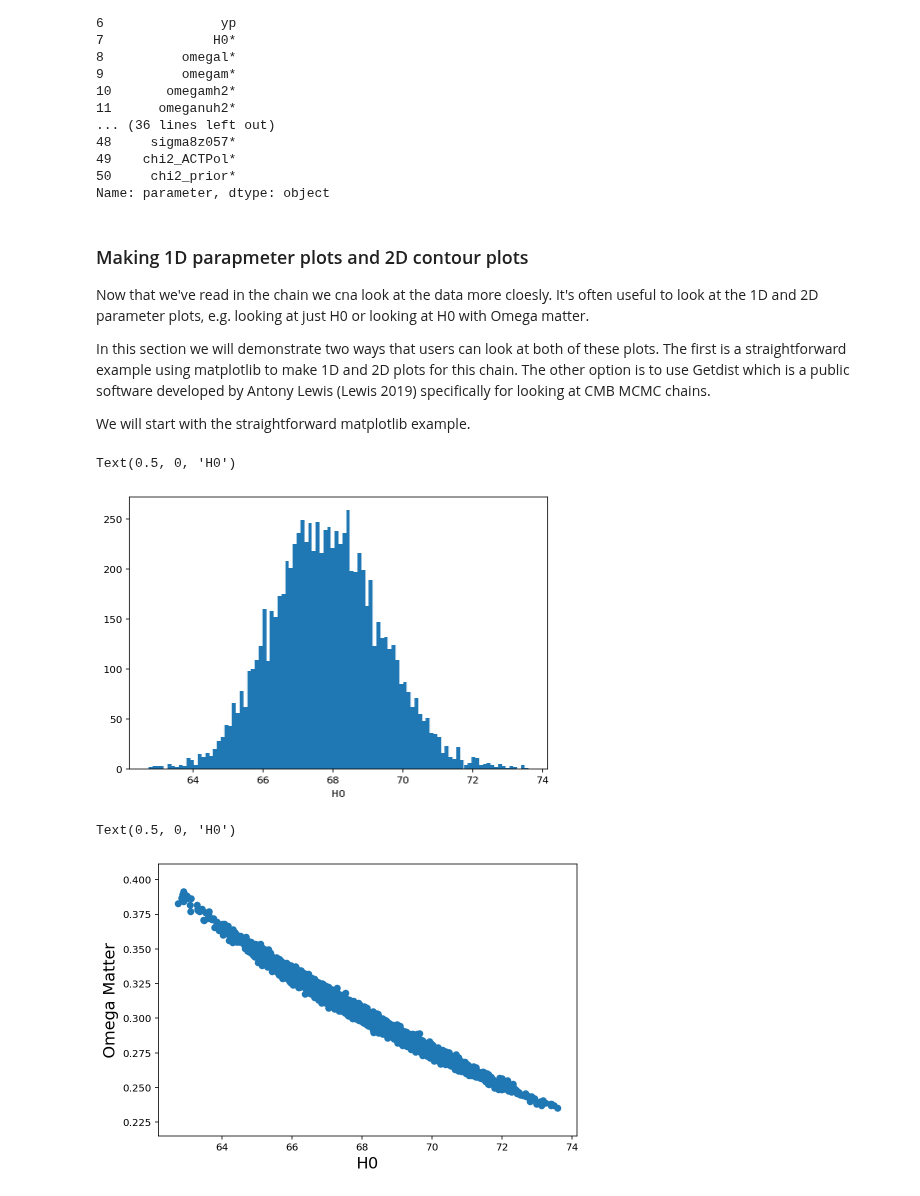
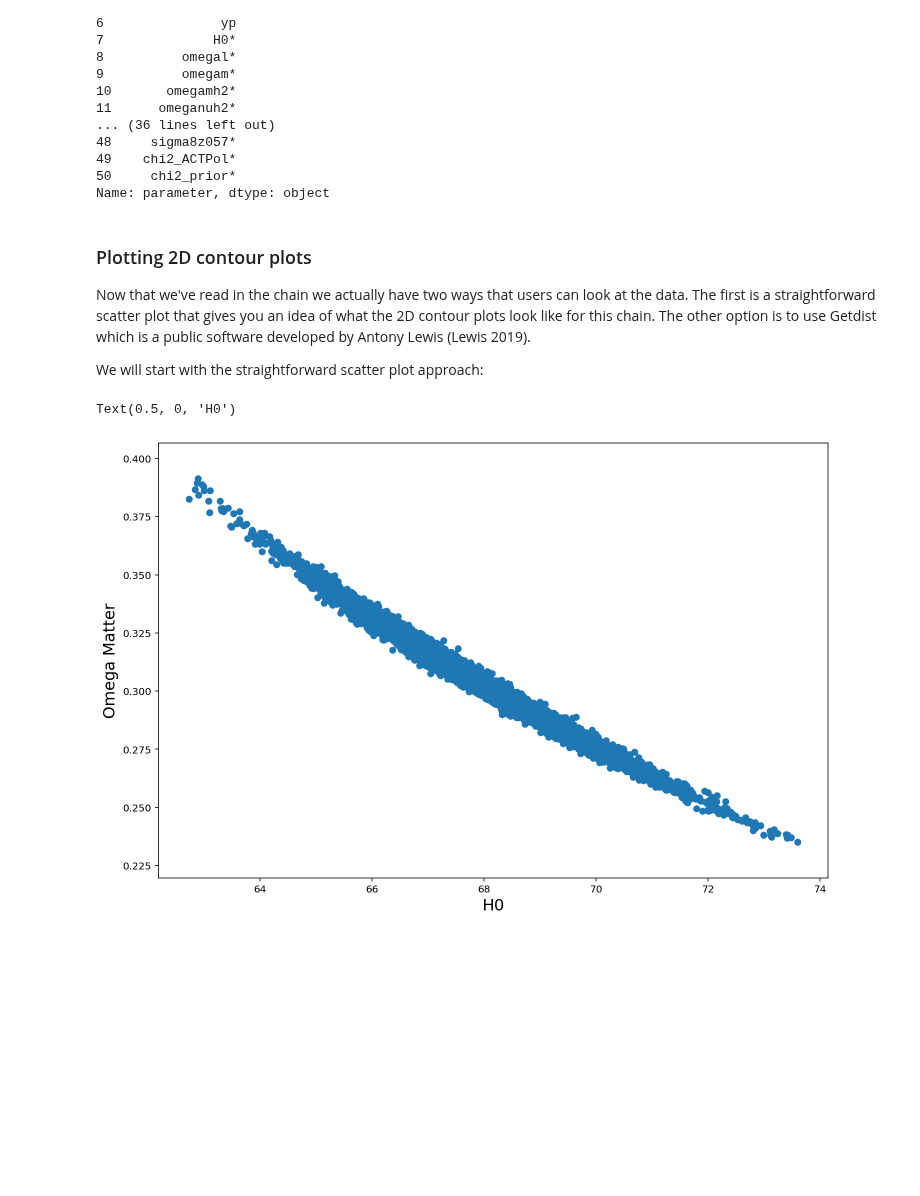
Before and after one commit to ACTCollaboration/DR4_DR5_Notebooks, a Jupyter notebook: Notebooks/Section_10_ACT_likelihood.ipynb, the cells around one changed output. Cells and saved outputs as stored; diff of their text form; code cells hidden in the pictures; blank space fills up the shorter version.

```diff
--- a/Notebooks/Section_10_ACT_likelihood.ipynb
+++ b/Notebooks/Section_10_ACT_likelihood.ipynb
@@ -214,34 +215,22 @@ names["parameter"]
 50     chi2_prior*
 Name: parameter, dtype: object
 # %% [markdown]
-### Making 1D parapmeter plots and 2D contour plots
-Now that we've read in the chain we cna look at the data more cloesly.  It's often useful to look at the 1D and 2D parameter plots, e.g. looking at just H0 or looking at H0 with Omega matter.
+### Plotting 2D contour plots
+Now that we've read in the chain we actually have two ways that users can look at the data.  The first is a straightforward scatter plot that gives you an idea of what the 2D contour plots look like for this chain.  The other option is to use Getdist which is a public software developed by Antony Lewis (Lewis 2019).
 
-In this section we will demonstrate two ways that users can look at both of these plots.  The first is a straightforward example using matplotlib to make 1D and 2D plots for this chain.  The other option is to use Getdist which is a public software developed by Antony Lewis (Lewis 2019) specifically for looking at CMB MCMC chains.
-
-We will start with the straightforward matplotlib example.
+We will start with the straightforward scatter plot approach:
-# %%
-# We begin with the 1D plot of H0
-
-# we use a histogram to look at the data here
-plt.figure(figsize = (7.5,5))
-plt.hist(chain[:,9], bins = 100)
-plt.xlabel("H0")
-# %% [output]
-Text(0.5, 0, 'H0')
-[figure, removed]
 # %%
-# Now let's try a 2D example adding in Omega Matter
+# We can plot using a scatter plot
 
 # It's worth noting that since the first two columns of the chains are iteration and likelihood we add +2
 # to the column number shown above when calling the columns in our scatter plot (i.e. we want H0 which is the
 # 7th parameter above so we plot chain[:, 9]) to get H0
 
-plt.figure(figsize = (7.5, 5))
+plt.figure(figsize = (12, 8))
 plt.scatter(chain[:,9], chain[:,11])
 plt.ylabel("Omega Matter", fontsize = 16)
 plt.xlabel("H0", fontsize = 16)
 # %% [output]
 Text(0.5, 0, 'H0')
-[figure, old version]
+[figure, new version]
 # %% [markdown]
```
Also changed, not shown: parts of 13 cells of this notebook.
